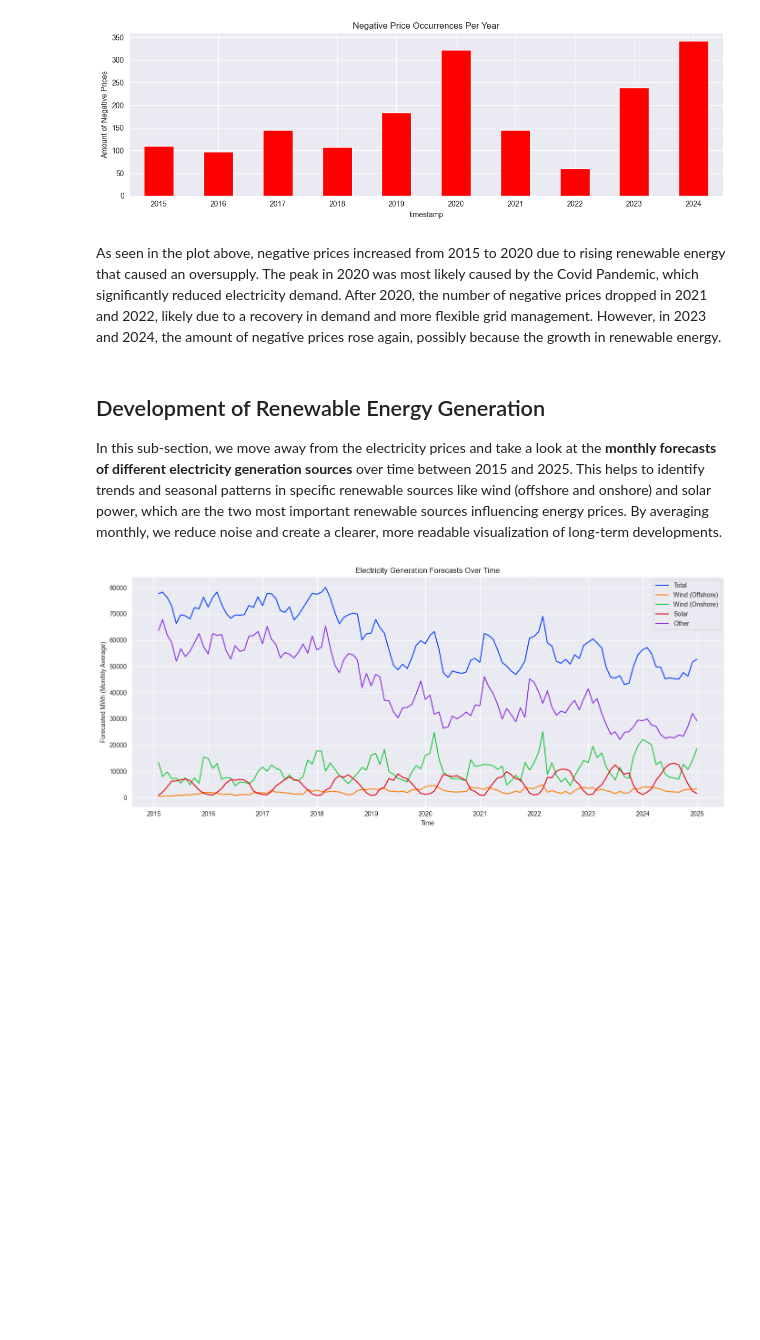
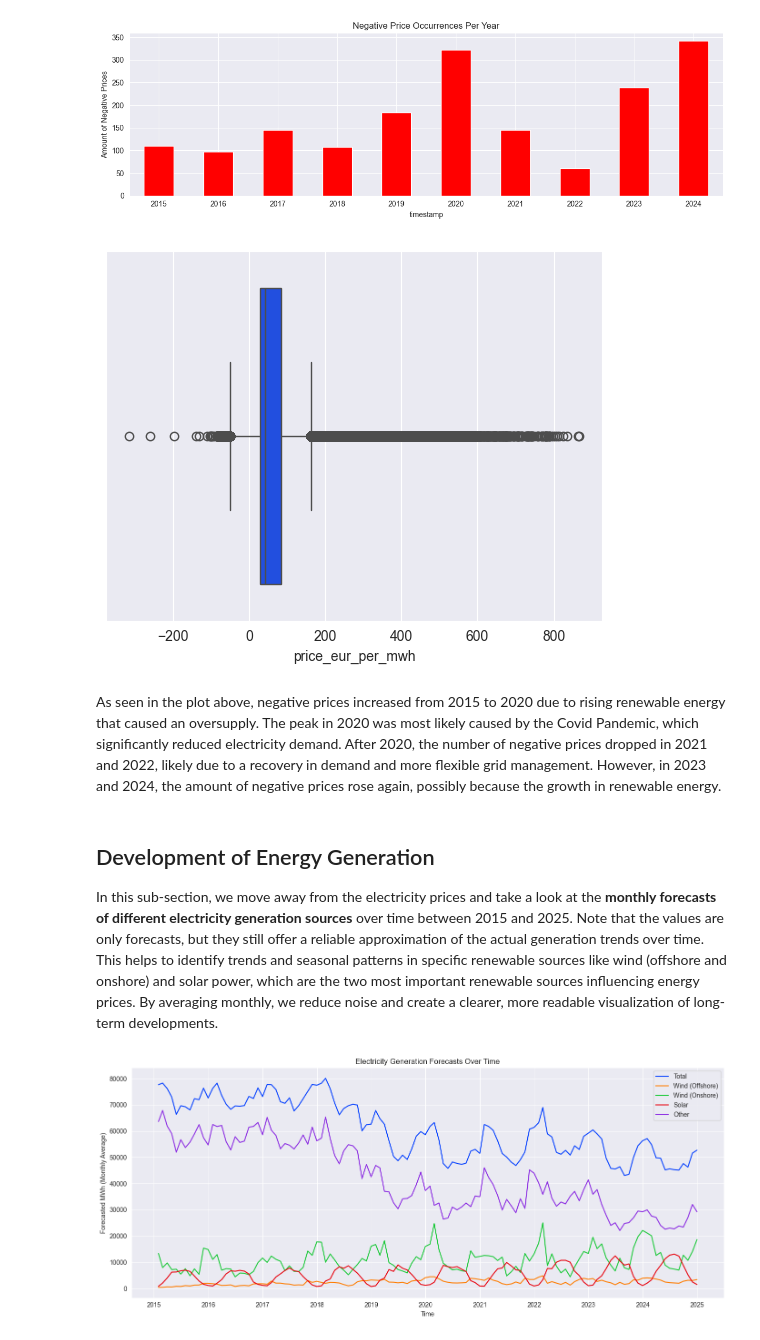
Before and after one commit to DanielHka25/electricity-price-prediction, a Jupyter notebook: notebooks/price_prediction.ipynb, the cells around one changed output. Saved outputs shown, nothing was run; the diff lists cells and outputs as text; code cells hidden in the pictures; blank space fills up the shorter version.

```diff
--- a/notebooks/price_prediction.ipynb
+++ b/notebooks/price_prediction.ipynb
@@ -531,11 +533,16 @@ plt.tight_layout()
 plt.show()
 # %% [output]
 [figure]
+# %%
+sns.boxplot(x=df["price_eur_per_mwh"])
+plt.show()
+# %% [output]
+[figure, added]
 # %% [markdown]
 As seen in the plot above, negative prices increased from 2015 to 2020 due to rising renewable energy that caused an oversupply. The peak in 2020 was most likely caused by the Covid Pandemic, which significantly reduced electricity demand. After 2020, the number of negative prices dropped in 2021 and 2022, likely due to a recovery in demand and more flexible grid management. However, in 2023 and 2024, the amount of negative prices rose again, possibly because the growth in renewable energy.
 # %% [markdown]
-## Development of Renewable Energy Generation
-In this sub-section, we move away from the electricity prices and take a look at the **monthly forecasts of different electricity generation sources** over time between 2015 and 2025. This helps to identify trends and seasonal patterns in specific renewable sources like wind (offshore and onshore) and solar power, which are the two most important renewable sources influencing energy prices. By averaging monthly, we reduce noise and create a clearer, more readable visualization of long-term developments.
+## Development of Energy Generation
+In this sub-section, we move away from the electricity prices and take a look at the **monthly forecasts of different electricity generation sources** over time between 2015 and 2025. Note that the values are only forecasts, but they still offer a reliable approximation of the actual generation trends over time. This helps to identify trends and seasonal patterns in specific renewable sources like wind (offshore and onshore) and solar power, which are the two most important renewable sources influencing energy prices. By averaging monthly, we reduce noise and create a clearer, more readable visualization of long-term developments.
 # %%
 # Features and corresponding labels to plot
 features = [
```
Also changed, not shown: parts of 16 cells of this notebook, 1 other file.
